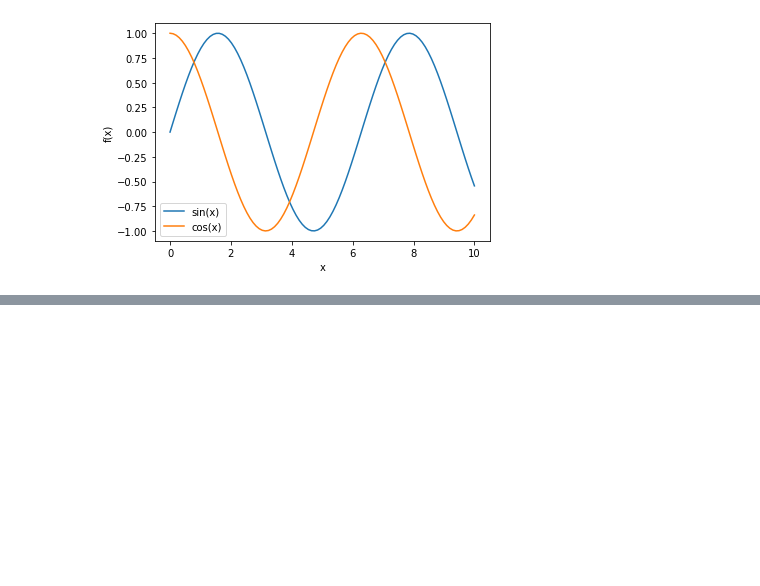
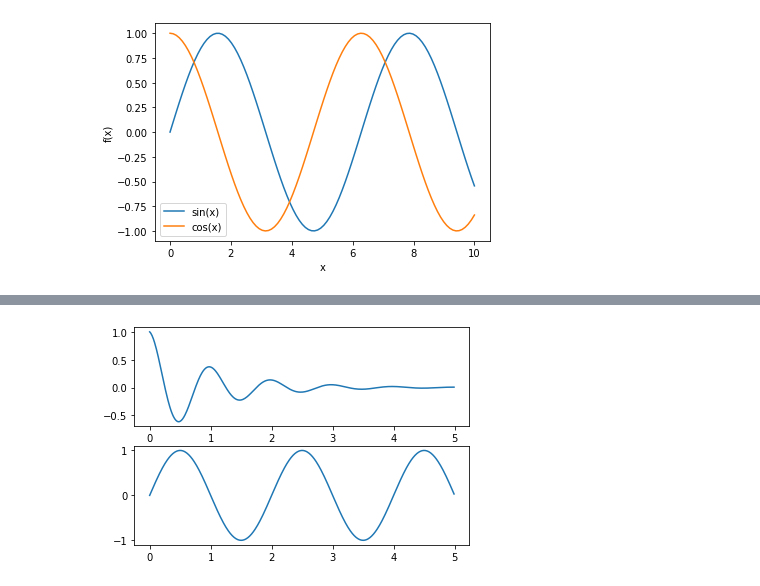
Before and after one commit to rlfwo93/machine-learning, a Jupyter notebook: matplotilb.ipynb, the cells around one changed output, grey strips where cells are left out. Cells and saved outputs as stored; diff of their text form; code cells hidden in the pictures; blank space fills up the shorter version.

```diff
--- a/matplotilb.ipynb
+++ b/matplotilb.ipynb
@@ -201,0 +235,10 @@ plt.show()
+# %%
+plt.subplot(211)
+plt.plot(t1, f(t1))
+
+plt.subplot(212)
+plt.plot(t2, g(t2))
+
+plt.show()
+# %% [output]
+[figure, added]
```
Also changed, not shown: parts of 7 cells of this notebook.
